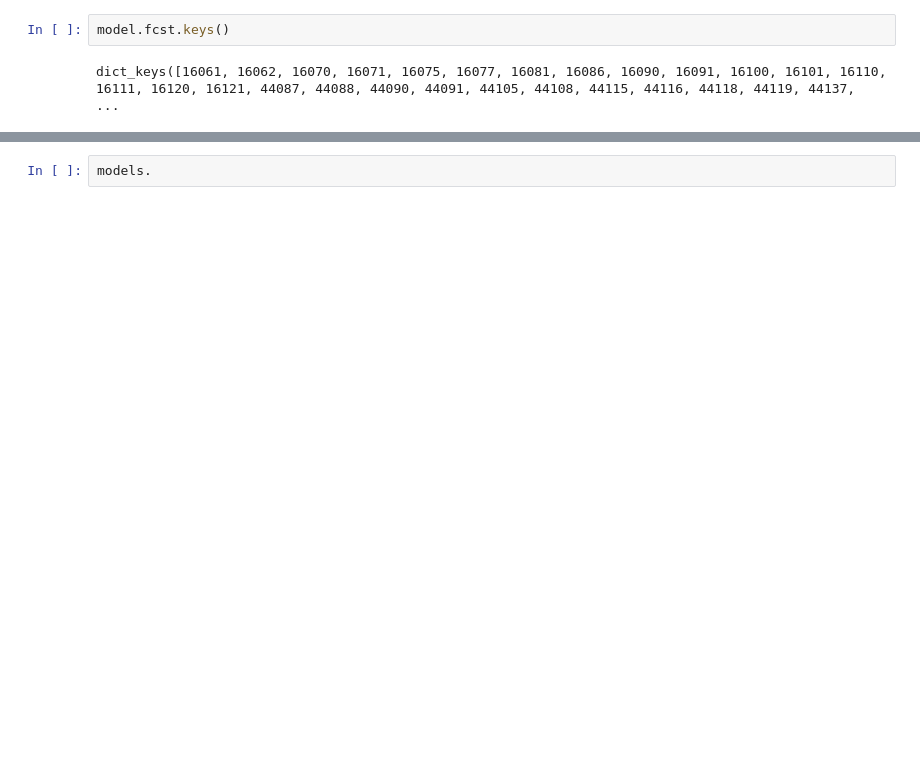
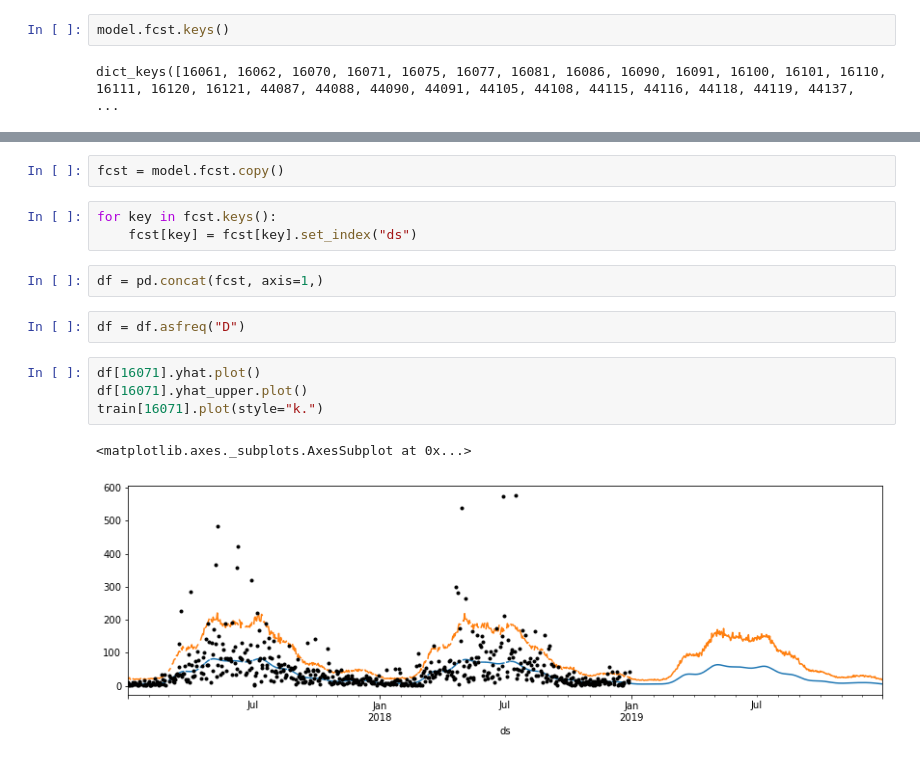
Before and after one commit to coldwhitewinters/LV, a Jupyter notebook: notebooks/forecast_model.ipynb, the cells around one changed output, grey strips where cells are left out. Saved outputs shown, nothing was run; the diff lists cells and outputs as text; blank space fills up the shorter version.

Commit message:
Changed forecast_model notebook

```diff
--- a/notebooks/forecast_model.ipynb
+++ b/notebooks/forecast_model.ipynb
@@ -142,2 +159,16 @@ for product, ax in prod_ax:
-# %%
-models.
+# %%
+fcst = model.fcst.copy()
+# %%
+for key in fcst.keys():
+    fcst[key] = fcst[key].set_index("ds")
+# %%
+df = pd.concat(fcst, axis=1,)
+# %%
+df = df.asfreq("D")
+# %%
+df[16071].yhat.plot()
+df[16071].yhat_upper.plot()
+train[16071].plot(style="k.")
+# %% [output]
+<matplotlib.axes._subplots.AxesSubplot at 0x...>
+[figure, added]
```
Also changed, not shown: parts of 8 cells of this notebook, 1 other file.
